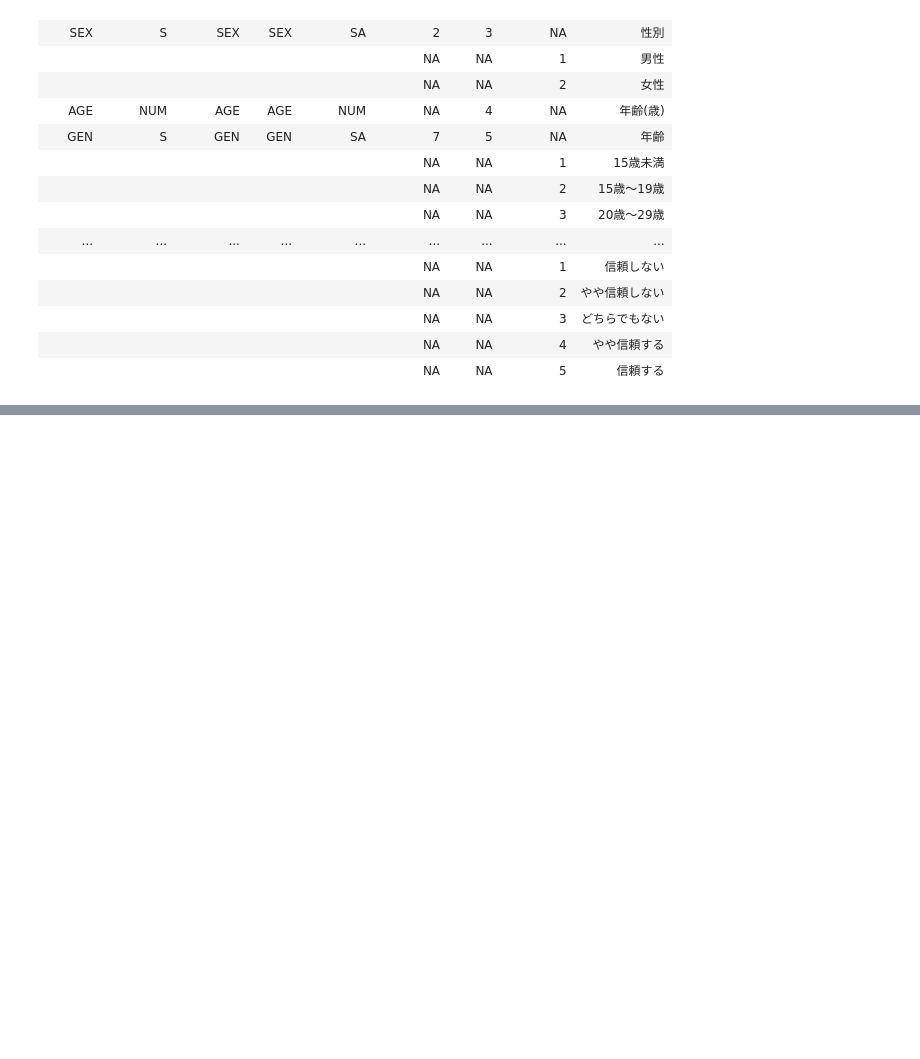
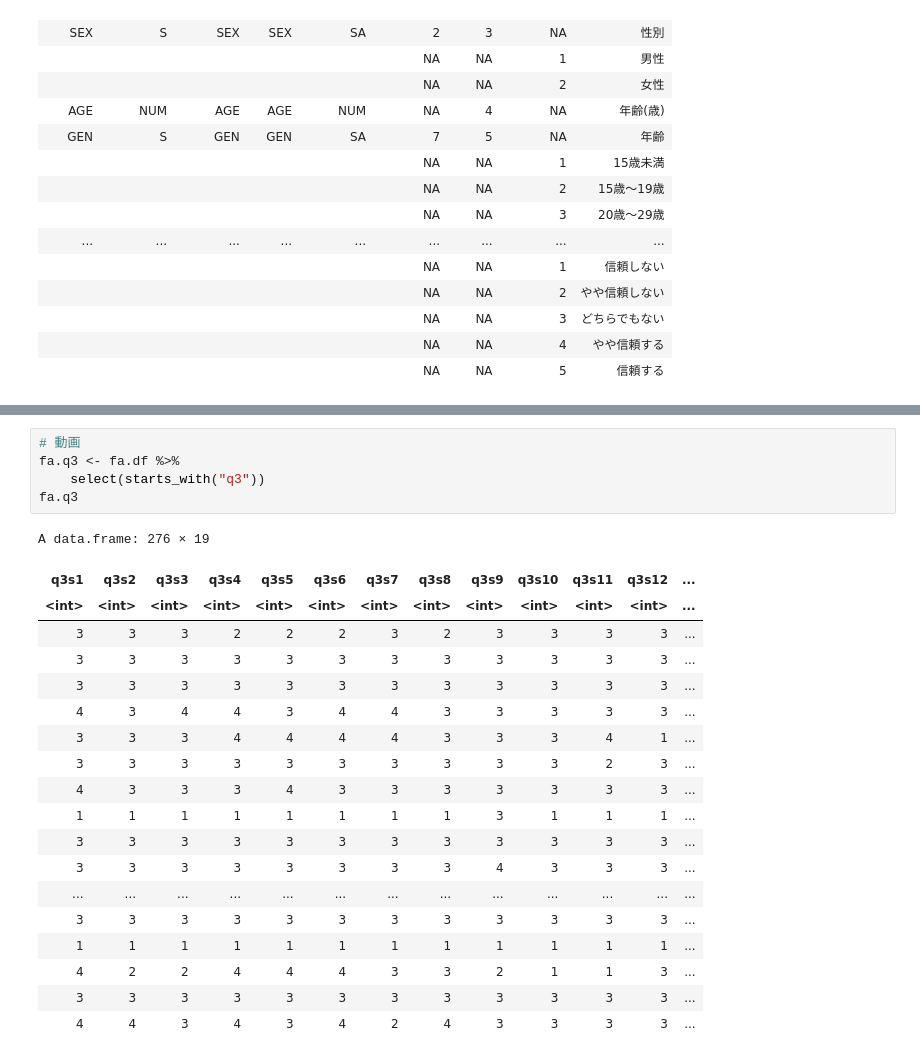
Before and after one commit to e4rll/kanmake, a Jupyter notebook: kanmake.ipynb, the cells around one changed output, grey strips where cells are left out. Saved outputs shown, nothing was run; the diff lists cells and outputs as text; blank space fills up the shorter version.

```diff
--- a/kanmake.ipynb
+++ b/kanmake.ipynb
@@ -327,0 +403,25 @@ A data.frame: 276 × 67
+# %%
+# 動画
+fa.q3 <- fa.df %>%
+    select(starts_with("q3"))
+fa.q3
+# %% [output]
+A data.frame: 276 × 19
+| q3s1 | q3s2 | q3s3 | q3s4 | q3s5 | q3s6 | q3s7 | q3s8 | q3s9 | q3s10 | q3s11 | q3s12 | ... |
+| <int> | <int> | <int> | <int> | <int> | <int> | <int> | <int> | <int> | <int> | <int> | <int> | ... |
+| 3 | 3 | 3 | 2 | 2 | 2 | 3 | 2 | 3 | 3 | 3 | 3 | ... |
+| 3 | 3 | 3 | 3 | 3 | 3 | 3 | 3 | 3 | 3 | 3 | 3 | ... |
+| 3 | 3 | 3 | 3 | 3 | 3 | 3 | 3 | 3 | 3 | 3 | 3 | ... |
+| 4 | 3 | 4 | 4 | 3 | 4 | 4 | 3 | 3 | 3 | 3 | 3 | ... |
+| 3 | 3 | 3 | 4 | 4 | 4 | 4 | 3 | 3 | 3 | 4 | 1 | ... |
+| 3 | 3 | 3 | 3 | 3 | 3 | 3 | 3 | 3 | 3 | 2 | 3 | ... |
+| 4 | 3 | 3 | 3 | 4 | 3 | 3 | 3 | 3 | 3 | 3 | 3 | ... |
+| 1 | 1 | 1 | 1 | 1 | 1 | 1 | 1 | 3 | 1 | 1 | 1 | ... |
+| 3 | 3 | 3 | 3 | 3 | 3 | 3 | 3 | 3 | 3 | 3 | 3 | ... |
+| 3 | 3 | 3 | 3 | 3 | 3 | 3 | 3 | 4 | 3 | 3 | 3 | ... |
+| ... | ... | ... | ... | ... | ... | ... | ... | ... | ... | ... | ... | ... |
+| 3 | 3 | 3 | 3 | 3 | 3 | 3 | 3 | 3 | 3 | 3 | 3 | ... |
+| 1 | 1 | 1 | 1 | 1 | 1 | 1 | 1 | 1 | 1 | 1 | 1 | ... |
+| 4 | 2 | 2 | 4 | 4 | 4 | 3 | 3 | 2 | 1 | 1 | 3 | ... |
+| 3 | 3 | 3 | 3 | 3 | 3 | 3 | 3 | 3 | 3 | 3 | 3 | ... |
+| 4 | 4 | 3 | 4 | 3 | 4 | 2 | 4 | 3 | 3 | 3 | 3 | ... |
```
Also changed, not shown: parts of 5 cells of this notebook.
